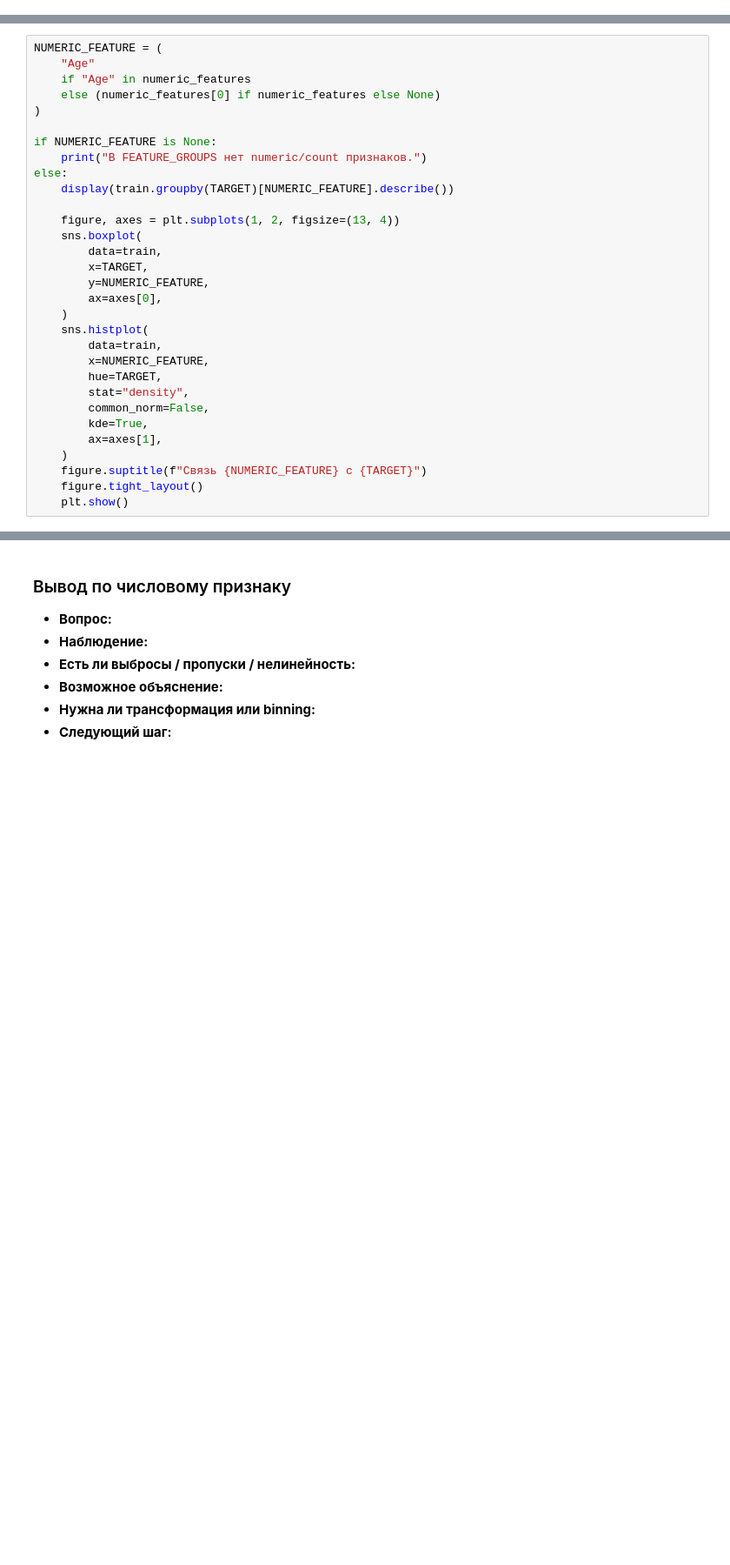
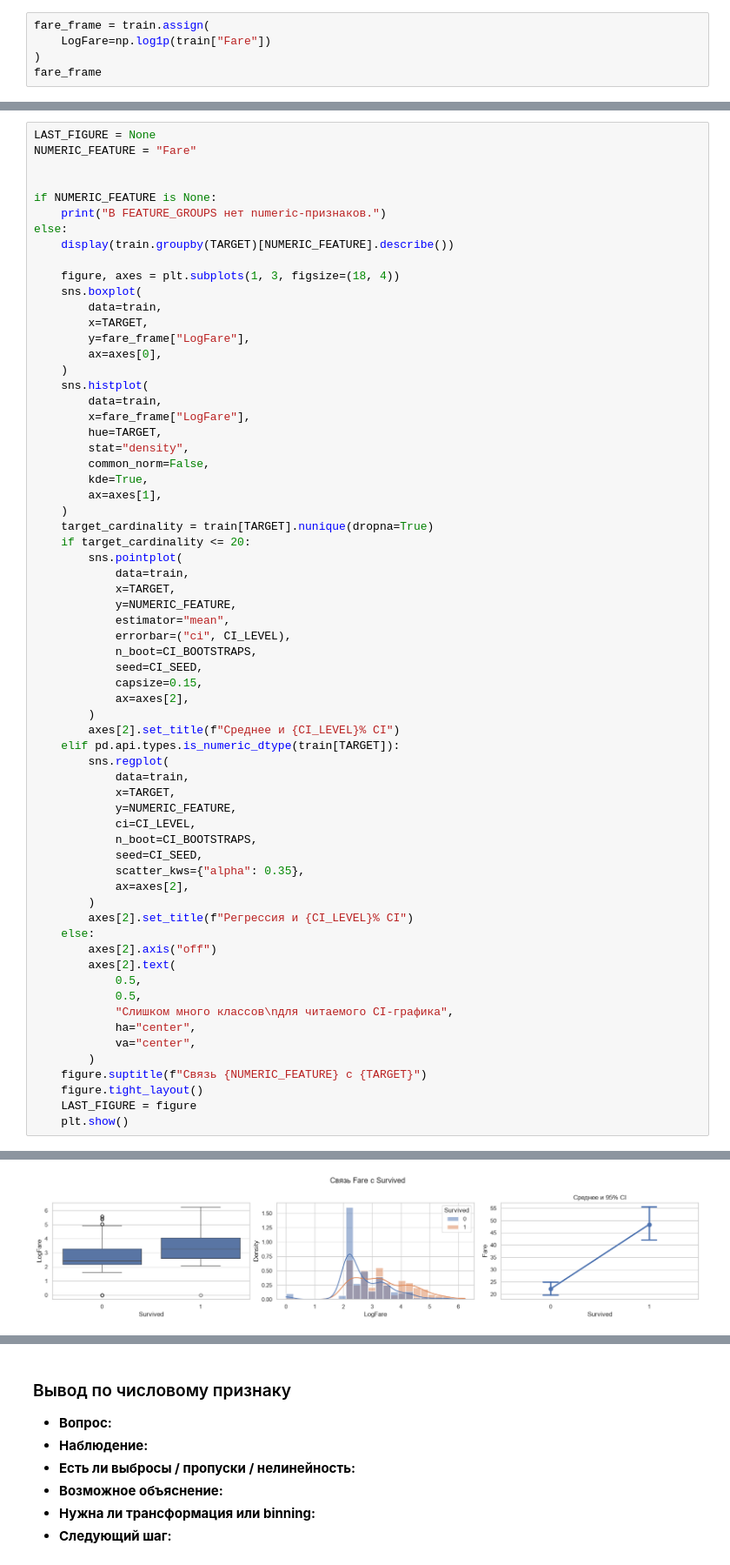
Before and after one commit to tonylarichony-png/Titanik-ML-project, a Jupyter notebook: notebooks/02_eda_hypotheses.ipynb, the cells around one changed output, grey strips where cells are left out. Shown at 87% size. Drawn from its saved outputs; the diff is of its cells as text; blank space fills up the shorter version.

```diff
--- a/notebooks/02_eda_hypotheses.ipynb
+++ b/notebooks/02_eda_hypotheses.ipynb
@@ -207,0 +402,5 @@ else:
+# %%
+fare_frame = train.assign(
+    LogFare=np.log1p(train["Fare"])
+)
+fare_frame
@@ -208,31 +421,66 @@ else:
 # %%
-NUMERIC_FEATURE = (
-    "Age"
-    if "Age" in numeric_features
-    else (numeric_features[0] if numeric_features else None)
-)
+LAST_FIGURE = None
+NUMERIC_FEATURE = "Fare"
+
 
 if NUMERIC_FEATURE is None:
-    print("В FEATURE_GROUPS нет numeric/count признаков.")
+    print("В FEATURE_GROUPS нет numeric-признаков.")
 else:
     display(train.groupby(TARGET)[NUMERIC_FEATURE].describe())
 
-    figure, axes = plt.subplots(1, 2, figsize=(13, 4))
+    figure, axes = plt.subplots(1, 3, figsize=(18, 4))
     sns.boxplot(
         data=train,
         x=TARGET,
-        y=NUMERIC_FEATURE,
+        y=fare_frame["LogFare"],
         ax=axes[0],
     )
     sns.histplot(
         data=train,
-        x=NUMERIC_FEATURE,
+        x=fare_frame["LogFare"],
         hue=TARGET,
         stat="density",
         common_norm=False,
         kde=True,
         ax=axes[1],
     )
+    target_cardinality = train[TARGET].nunique(dropna=True)
+    if target_cardinality <= 20:
+        sns.pointplot(
+            data=train,
+            x=TARGET,
+            y=NUMERIC_FEATURE,
+            estimator="mean",
+            errorbar=("ci", CI_LEVEL),
+            n_boot=CI_BOOTSTRAPS,
+            seed=CI_SEED,
+            capsize=0.15,
+            ax=axes[2],
+        )
+        axes[2].set_title(f"Среднее и {CI_LEVEL}% CI")
+    elif pd.api.types.is_numeric_dtype(train[TARGET]):
+        sns.regplot(
+            data=train,
+            x=TARGET,
+            y=NUMERIC_FEATURE,
+            ci=CI_LEVEL,
+            n_boot=CI_BOOTSTRAPS,
+            seed=CI_SEED,
+            scatter_kws={"alpha": 0.35},
+            ax=axes[2],
+        )
+        axes[2].set_title(f"Регрессия и {CI_LEVEL}% CI")
+    else:
+        axes[2].axis("off")
+        axes[2].text(
+            0.5,
+            0.5,
+            "Слишком много классов\nдля читаемого CI-графика",
+            ha="center",
+            va="center",
+        )
     figure.suptitle(f"Связь {NUMERIC_FEATURE} с {TARGET}")
     figure.tight_layout()
+    LAST_FIGURE = figure
     plt.show()
+# %% [output]
@@ -238,0 +491 @@ else:
+[figure, added]
```
Also changed, not shown: parts of 31 cells of this notebook, 58 other files.
